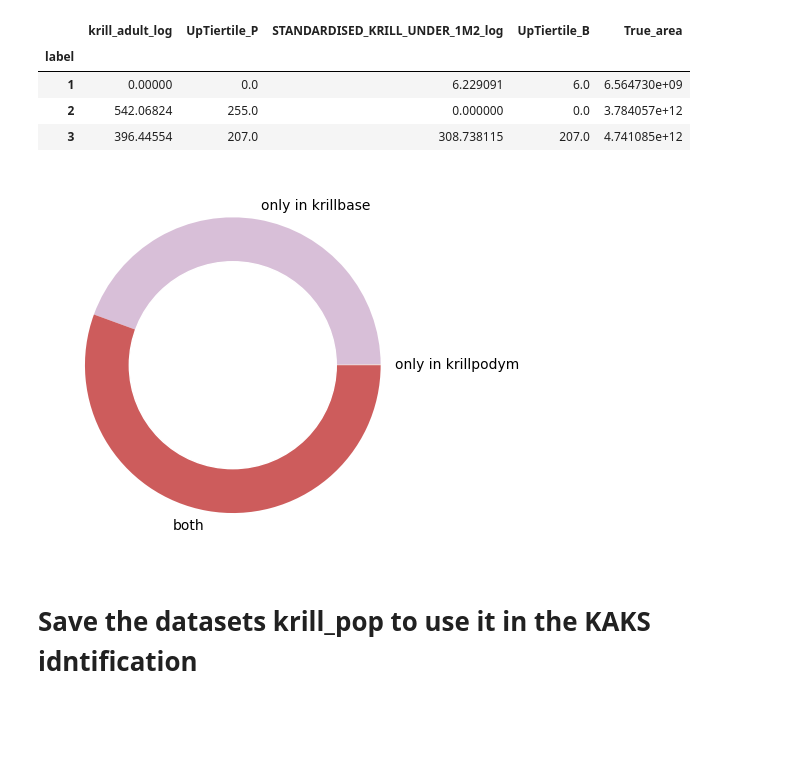
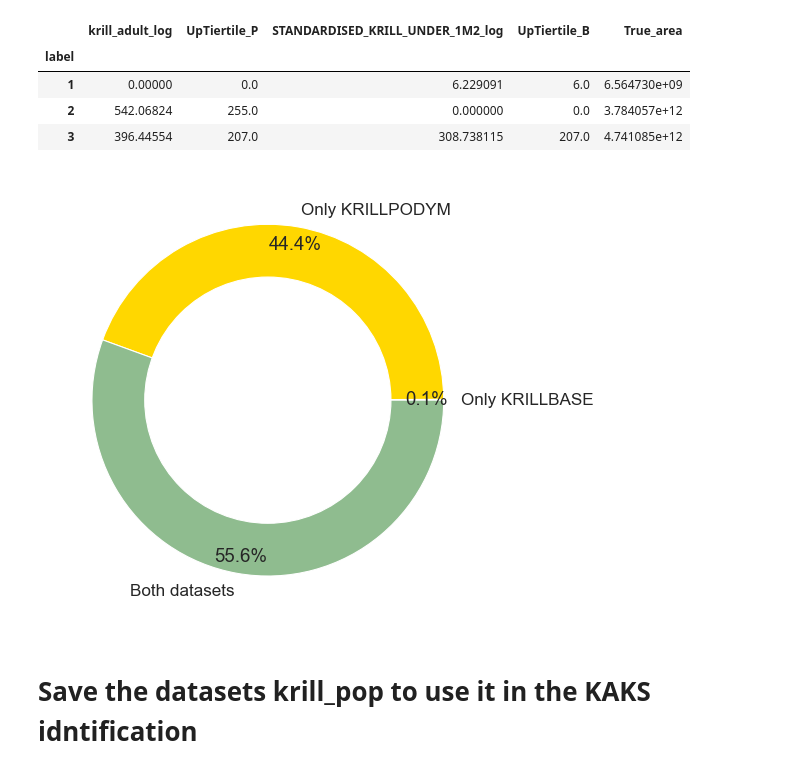
Before and after one commit to AnaelleDurfort/Key_Areas_krill_carbon_sequestration, a Jupyter notebook: data_formating/Krill_pop_quantiles.ipynb, the cells around one changed output. Cells and saved outputs as stored; diff of their text form; code cells hidden in the pictures; blank space fills up the shorter version.

Commit message:
new version of KAKS and typo zone with new krill pop quantile

```diff
--- a/data_formating/Krill_pop_quantiles.ipynb
+++ b/data_formating/Krill_pop_quantiles.ipynb
@@ -107,6 +104,10 @@ array([1. , 3. , 2. , 2.5])
 # %%
 krill_pop_xarray = xr.Dataset.from_dataframe(krill_pop)
 krill_pop_xarray
+
+sns.set_style("ticks")
+sns.set_context("paper", font_scale=1.4)
+
 
 os.chdir('C:/Users/anael/Documents/PhD/4_krill_fisheries_Carbon_seq_time/Git_repo/Key_Areas_krill_carbon_sequestration/figures')
 map_proj = ccrs.SouthPolarStereo()
@@ -116,7 +117,7 @@ p = krill_pop_xarray["label"].plot(
     add_colorbar = False,
     subplot_kws={"projection": map_proj},
     levels=[1, 2, 2.5, 3, 4],
-    colors = ['blanchedalmond', 'thistle', 'lightsalmon', 'darkseagreen', 'darkgreen']#['navajowhite', 'thistle', 'indianred', 'blue']
+    colors = ['blanchedalmond','lightsalmon', 'thistle',  'olivedrab', 'darkgreen']#['navajowhite', 'thistle', 'indianred', 'blue']
 )
 
 p.axes.gridlines()
@@ -124,6 +125,7 @@ p.axes.add_feature(cfeature.LAND, color='grey')
 p.axes.add_feature(cfeature.COASTLINE)
 cb = plt.colorbar(p, label = "1 : Not id, 2 and 2.5 diverging, 3 : Both" , shrink = 0.8)
 plt.title('') # Upper tier-tile of krill density of KRILLBASE [nb indiv/m²] and/or KRILLPODYM [g/m²] (in scale log(x+1))
+plt.tight_layout()
 
 plt.savefig('UQ_krillbaseVSkrillpodym.png')
 # %% [output]
@@ -142,0 +147,5 @@ In yellow, both datasets agree that the cells are not in the UQ.
+# %%
+# arrange the df
+krill_pop = krill_pop.rename(columns = {'STANDARDISED_KRILL_UNDER_1M2_log' : 'nb_krill_m2_log'})
+krill_pop['Upper_tiertile'] = [1 if x == 3 else 0 for x in krill_pop['label']]
+krill_pop
@@ -165,6 +214,9 @@ See the caveats in the documentation: https://pandas.pydata.org/pandas-docs/stab
 # %%
 UQ_xarray = xr.Dataset.from_dataframe(UQ).sortby("latitude").sortby("longitude")
 UQ_xarray
+
+sns.set_style("ticks")
+sns.set_context("paper", font_scale=1.4)
 
 os.chdir('C:/Users/anael/Documents/PhD/4_krill_fisheries_Carbon_seq_time/Git_repo/Key_Areas_krill_carbon_sequestration/figures')
 map_proj = ccrs.SouthPolarStereo()
@@ -174,14 +226,15 @@ p = UQ_xarray["label"].plot(
     add_colorbar = False,
     subplot_kws={"projection": map_proj},
     levels=[1, 2, 3, 4],
-    colors = ['thistle', 'lightsalmon', 'darkseagreen']#['navajowhite', 'thistle', 'indianred', 'blue']
+    colors = ['lightsteelblue', 'gold', 'darkseagreen']#['navajowhite', 'thistle', 'indianred', 'blue']
 )
 
 p.axes.gridlines()
 p.axes.add_feature(cfeature.LAND, color='grey')
 p.axes.add_feature(cfeature.COASTLINE)
-cb = plt.colorbar(p, label = "1 : KRILLPODYM, 2: KRILLBASE, 3 : Both" , shrink = 0.8)
+cb = plt.colorbar(p, label = "1 : KRILLBASE, 2: KRILLPODYM, 3 : Both" , shrink = 0.8)
 plt.title('') # Upper tier-tile of krill density of KRILLBASE [nb indiv/m²] and/or KRILLPODYM [g/m²] (in scale log(x+1))
 
-#plt.savefig('UQ_confidence.png')
+plt.tight_layout()
+plt.savefig('UQ_confidence.png')
 # %% [output]
@@ -207,17 +261,26 @@ UQ_bygroup
 | 2 | 542.06824 | 255.0 | 0.000000 | 0.0 | 3.784057e+12 |
 | 3 | 396.44554 | 207.0 | 308.738115 | 207.0 | 4.741085e+12 |
 # %%
+os.chdir('C:/Users/anael/Documents/PhD/4_krill_fisheries_Carbon_seq_time/Git_repo/Key_Areas_krill_carbon_sequestration/figures')
+
+sns.set_style("ticks")
+sns.set_context("paper", font_scale=1.4)
+
+
 # plot % of each category
-names = ['only in krillpodym', 'only in krillbase', 'both']
-plt.pie(UQ_bygroup['True_area'], labels=names, colors=['navajowhite', 'thistle', 'indianred'])
+names = ['Only KRILLBASE', 'Only KRILLPODYM', 'Both datasets']
+plt.pie(UQ_bygroup['True_area'], labels=names, colors=['lightsteelblue', 'gold', 'darkseagreen'], autopct='%1.1f%%', pctdistance=0.9)
 
 # add a circle at the center to transform it in a donut chart
 my_circle=plt.Circle( (0,0), 0.7, color='white')
 p=plt.gcf()
 p.gca().add_artist(my_circle)
 
+plt.tight_layout()
+plt.savefig('UQ_percentage.png')
+
 plt.show()
 # %% [output]
-[figure, old version]
+[figure, new version]
 # %% [markdown]
 # Save the datasets krill_pop to use it in the KAKS idntification
```
Also changed, not shown: parts of 12 cells of this notebook, 4 other files.
